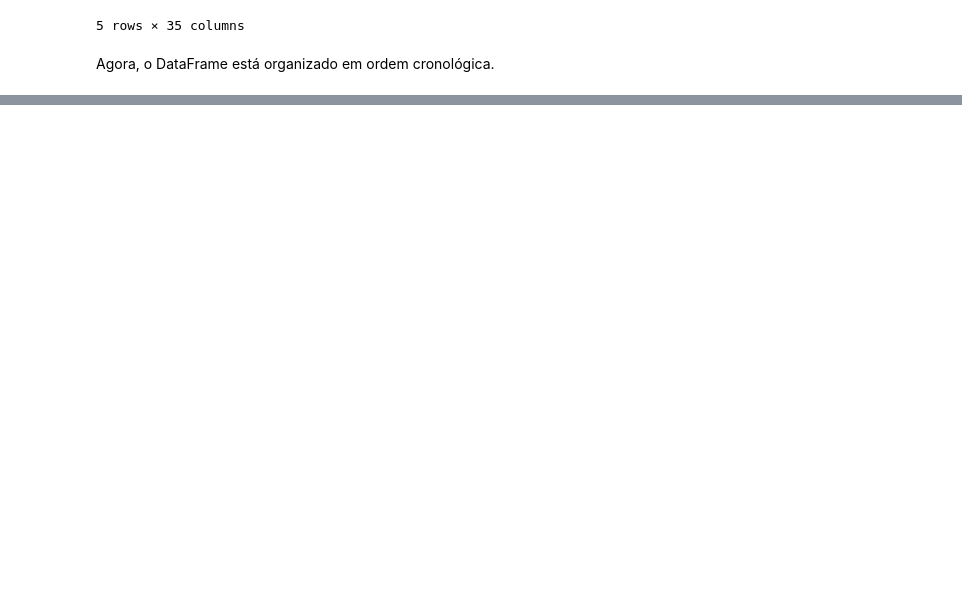
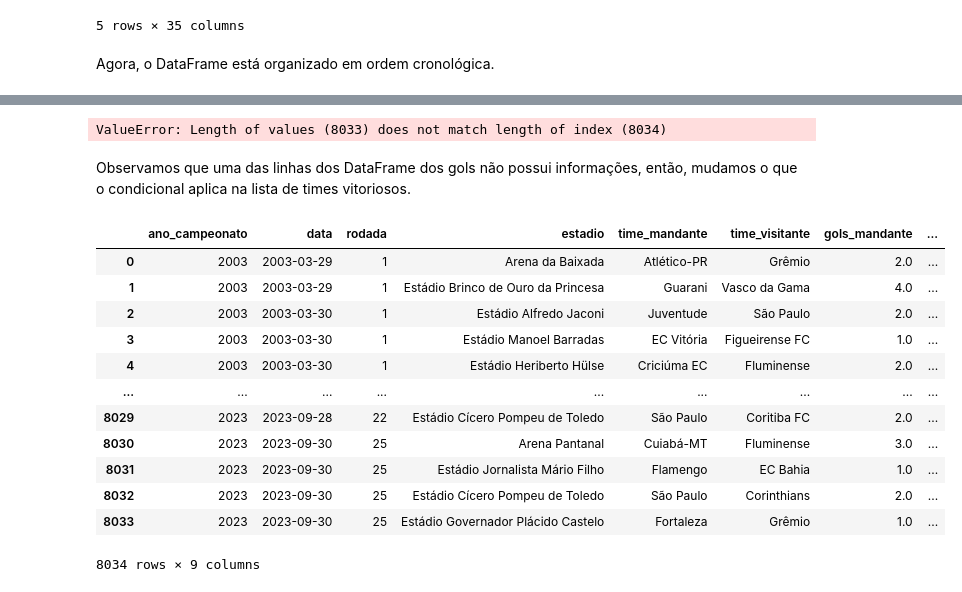
Before and after one commit to cunhavictor111/projeto2_cdados, a Jupyter notebook: Projeto2.ipynb, the cells around one changed output, grey strips where cells are left out. Saved outputs shown, nothing was run; the diff lists cells and outputs as text; code cells hidden in the pictures; blank space fills up the shorter version.

```diff
--- a/Projeto2.ipynb
+++ b/Projeto2.ipynb
@@ -85 +104,77 @@ df_gols
 8034 rows × 8 columns
+# %%
+victory = []
+gol_m = []
+gol_v = []
+time_m = []
+time_v = []
+
+for gols in df_gols['gols_mandante']:
+    gol_m.append(gols)
+for gols in df_gols['gols_visitante']:
+    gol_v.append(gols)
+for time in df_gols['time_mandante']:
+    time_m.append(time)
+for time in df_gols['time_visitante']:
+    time_v.append(time)
+
+i = 0
+while i < len(gol_m):
+    if gol_m[i] > gol_v[i]:
+        victory.append(time_m[i])
+    elif gol_v[i] > gol_m[i]:
+        victory.append(time_v[i])
+    elif gol_m[i] == gol_v[i]:
+        victory.append('nenhum')
+    i += 1
+
+df_gols['ganhador'] = victory
+df_gols
+# %% [output]
+ValueError: Length of values (8033) does not match length of index (8034)
+# %% [markdown]
+Observamos que uma das linhas dos DataFrame dos gols não possui informações, então, mudamos o que o condicional aplica na lista de times vitoriosos.
+# %%
+victory = []
+gol_m = []
+gol_v = []
+time_m = []
+time_v = []
+
+for gols in df_gols['gols_mandante']:
+    gol_m.append(gols)
+for gols in df_gols['gols_visitante']:
+    gol_v.append(gols)
+for time in df_gols['time_mandante']:
+    time_m.append(time)
+for time in df_gols['time_visitante']:
+    time_v.append(time)
+
+i = 0
+while i < len(gol_m):
+    if gol_m[i] > gol_v[i]:
+        victory.append(time_m[i])
+    elif gol_v[i] > gol_m[i]:
+        victory.append(time_v[i])
+    elif gol_m[i] == gol_v[i]:
+        victory.append('nenhum')
+    else:
+        victory.append('faltam dados')
+    i += 1
+
+df_gols['ganhador'] = victory
+df_gols
+# %% [output]
+|  | ano_campeonato | data | rodada | estadio | time_mandante | time_visitante | gols_mandante | ... |
+| 0 | 2003 | 2003-03-29 | 1 | Arena da Baixada | Atlético-PR | Grêmio | 2.0 | ... |
+| 1 | 2003 | 2003-03-29 | 1 | Estádio Brinco de Ouro da Princesa | Guarani | Vasco da Gama | 4.0 | ... |
+| 2 | 2003 | 2003-03-30 | 1 | Estádio Alfredo Jaconi | Juventude | São Paulo | 2.0 | ... |
+| 3 | 2003 | 2003-03-30 | 1 | Estádio Manoel Barradas | EC Vitória | Figueirense FC | 1.0 | ... |
+| 4 | 2003 | 2003-03-30 | 1 | Estádio Heriberto Hülse | Criciúma EC | Fluminense | 2.0 | ... |
+| ... | ... | ... | ... | ... | ... | ... | ... | ... |
+| 8029 | 2023 | 2023-09-28 | 22 | Estádio Cícero Pompeu de Toledo | São Paulo | Coritiba FC | 2.0 | ... |
+| 8030 | 2023 | 2023-09-30 | 25 | Arena Pantanal | Cuiabá-MT | Fluminense | 3.0 | ... |
+| 8031 | 2023 | 2023-09-30 | 25 | Estádio Jornalista Mário Filho | Flamengo | EC Bahia | 1.0 | ... |
+| 8032 | 2023 | 2023-09-30 | 25 | Estádio Cícero Pompeu de Toledo | São Paulo | Corinthians | 2.0 | ... |
+| 8033 | 2023 | 2023-09-30 | 25 | Estádio Governador Plácido Castelo | Fortaleza | Grêmio | 1.0 | ... |
+8034 rows × 9 columns
```
Also changed, not shown: parts of 7 cells of this notebook, 1 other file.
